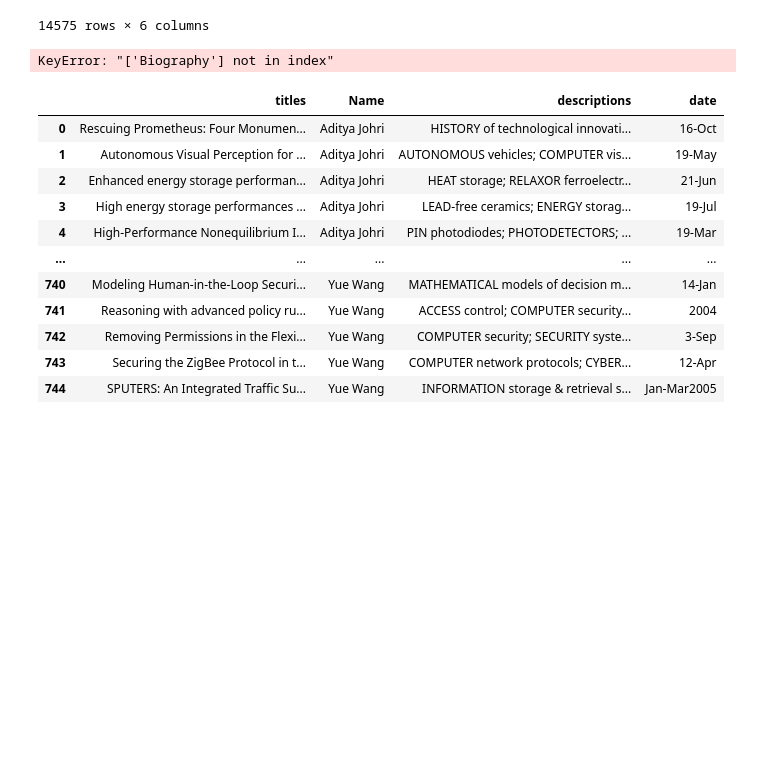
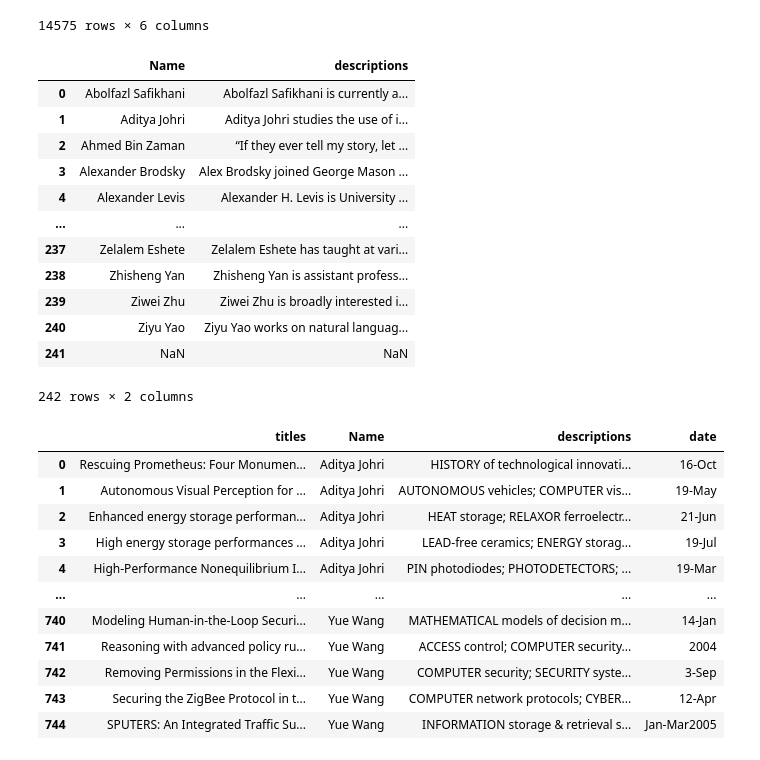
Before and after one commit to bzevin/Team-Demystifiers-DAEN-690, a Jupyter notebook: Data Cleaning/Data_Cleaning_Not_Fixed.ipynb, the cells around one changed output. Cells and saved outputs as stored; diff of their text form; code cells hidden in the pictures; blank space fills up the shorter version.

```diff
--- a/Data Cleaning/Data_Cleaning_Not_Fixed.ipynb
+++ b/Data Cleaning/Data_Cleaning_Not_Fixed.ipynb
@@ -67,10 +72,22 @@ GS
 | 14574 | large constraint joins disjoint d... | NaN | NaN | large constraint joins disjoint d... | NaN | NaN |
 14575 rows × 6 columns
 # %%
+#take necessary columns from CEC and rename biography column so it is in common with the other files.
 CEC = CEC[['Name', 'Biography']].copy()
 CEC = CEC.rename(columns={'Biography': 'descriptions'})
 CEC
-CEC.loc[CEC['ID'] == 204]
 # %% [output]
+|  | Name | descriptions |
+| 0 | Abolfazl Safikhani | Abolfazl Safikhani is currently a... |
+| 1 | Aditya Johri | Aditya Johri studies the use of i... |
+| 2 | Ahmed Bin Zaman | “If they ever tell my story, let ... |
+| 3 | Alexander Brodsky | Alex Brodsky joined George Mason ... |
+| 4 | Alexander Levis | Alexander H. Levis is University ... |
+| ... | ... | ... |
+| 237 | Zelalem Eshete | Zelalem Eshete has taught at vari... |
+| 238 | Zhisheng Yan | Zhisheng Yan is assistant profess... |
+| 239 | Ziwei Zhu | Ziwei Zhu is broadly interested i... |
+| 240 | Ziyu Yao | Ziyu Yao works on natural languag... |
+| 241 | NaN | NaN |
-KeyError: "['Biography'] not in index"
+242 rows × 2 columns
 # %%
```
Also changed, not shown: parts of 18 cells of this notebook, 3 other files.
